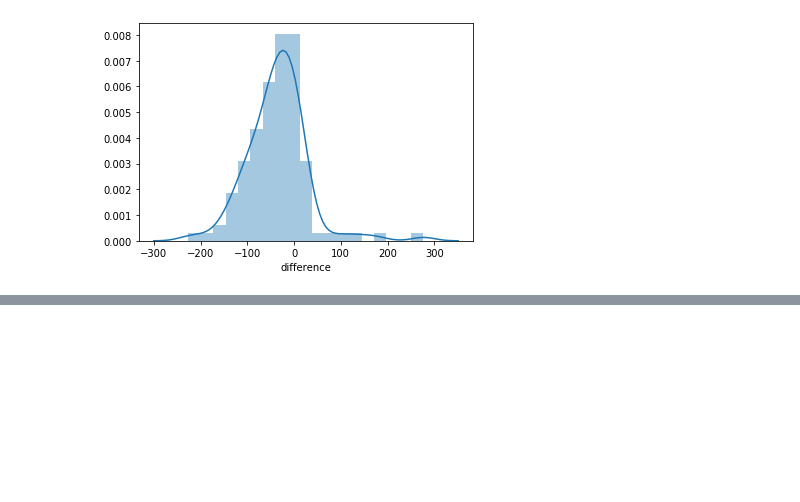
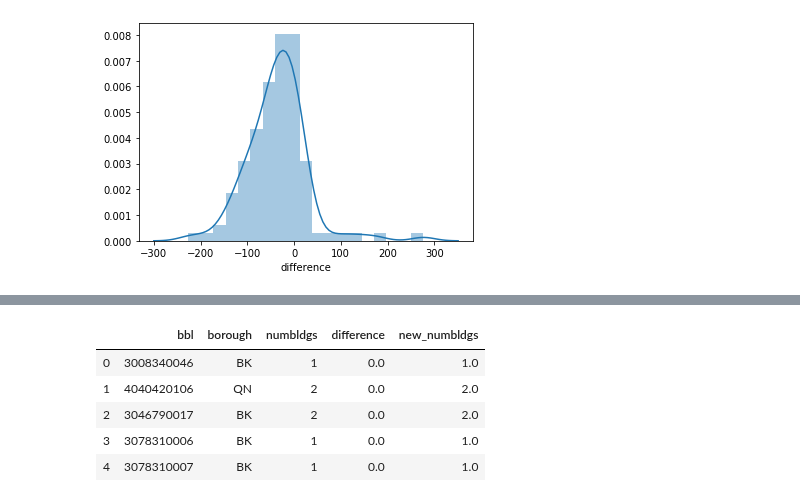
Before and after one commit to NYCPlanning/ann, a Jupyter notebook: numbldgs 2020-03/notebooks/NumBldgs from Building Footprints.ipynb, the cells around one changed output, grey strips where cells are left out. Saved outputs shown, nothing was run; the diff lists cells and outputs as text; code cells hidden in the pictures; blank space fills up the shorter version.

```diff
--- a/numbldgs 2020-03/notebooks/NumBldgs from Building Footprints.ipynb
+++ b/numbldgs 2020-03/notebooks/NumBldgs from Building Footprints.ipynb
@@ -33,0 +36,3 @@ landuse_def
+# %%
+pluto = pd.read_sql_query('''SELECT CAST(bbl AS TEXT), borough, numbldgs FROM dcp.pluto201;''', cnx)
+pluto.head()
@@ -193,0 +220,3 @@ sns.distplot(difference_dist['difference'])
+# %%
+pluto = pd.merge(pluto, df[['bbl','difference']], how='left', on='bbl').fillna(0)
+pluto.head()
@@ -193,0 +230,10 @@ sns.distplot(difference_dist['difference'])
+# %%
+pluto['new_numbldgs'] = pluto['numbldgs'] + pluto['difference']
+pluto.head()
+# %% [output]
+|  | bbl | borough | numbldgs | difference | new_numbldgs |
+| 0 | 3008340046 | BK | 1 | 0.0 | 1.0 |
+| 1 | 4040420106 | QN | 2 | 0.0 | 2.0 |
+| 2 | 3046790017 | BK | 2 | 0.0 | 2.0 |
+| 3 | 3078310006 | BK | 1 | 0.0 | 1.0 |
+| 4 | 3078310007 | BK | 1 | 0.0 | 1.0 |
```
Also changed, not shown: parts of 10 cells of this notebook, 2 other files.
